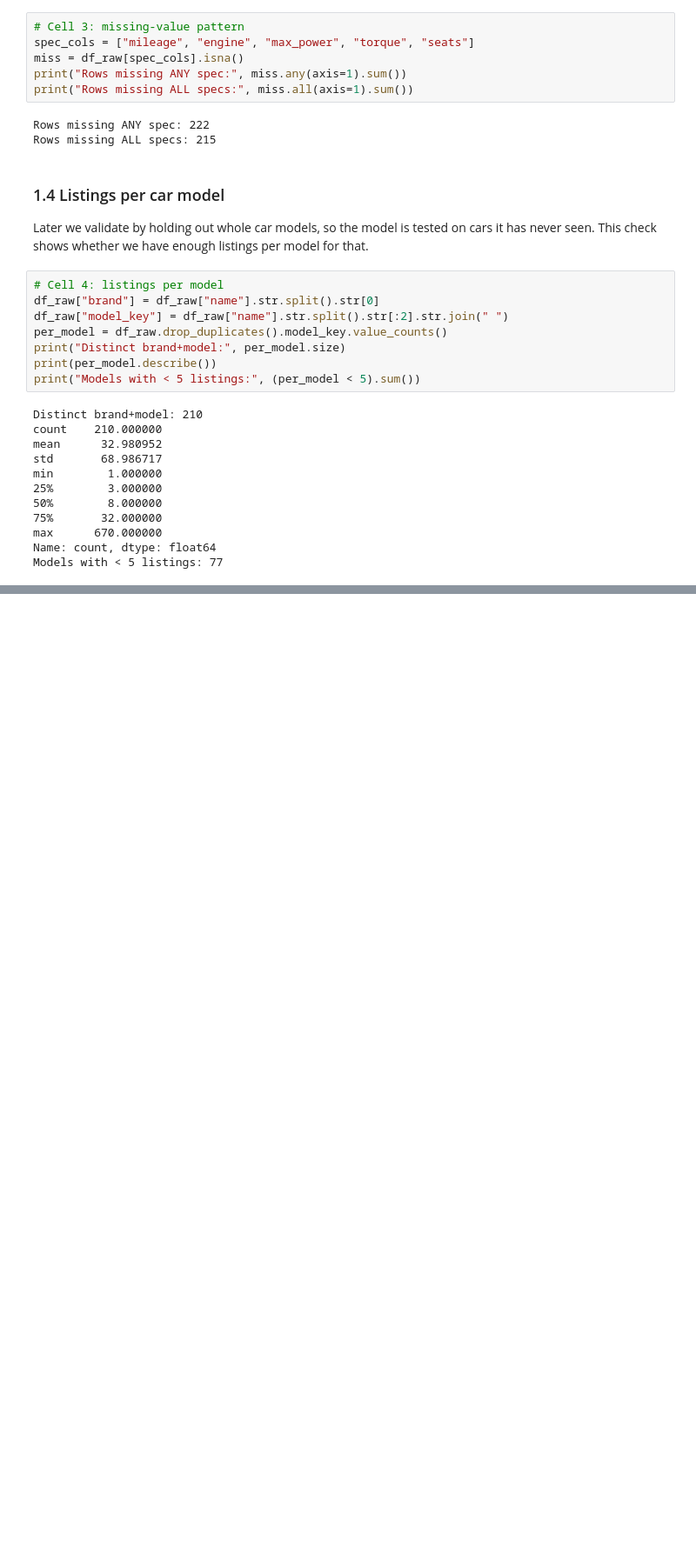
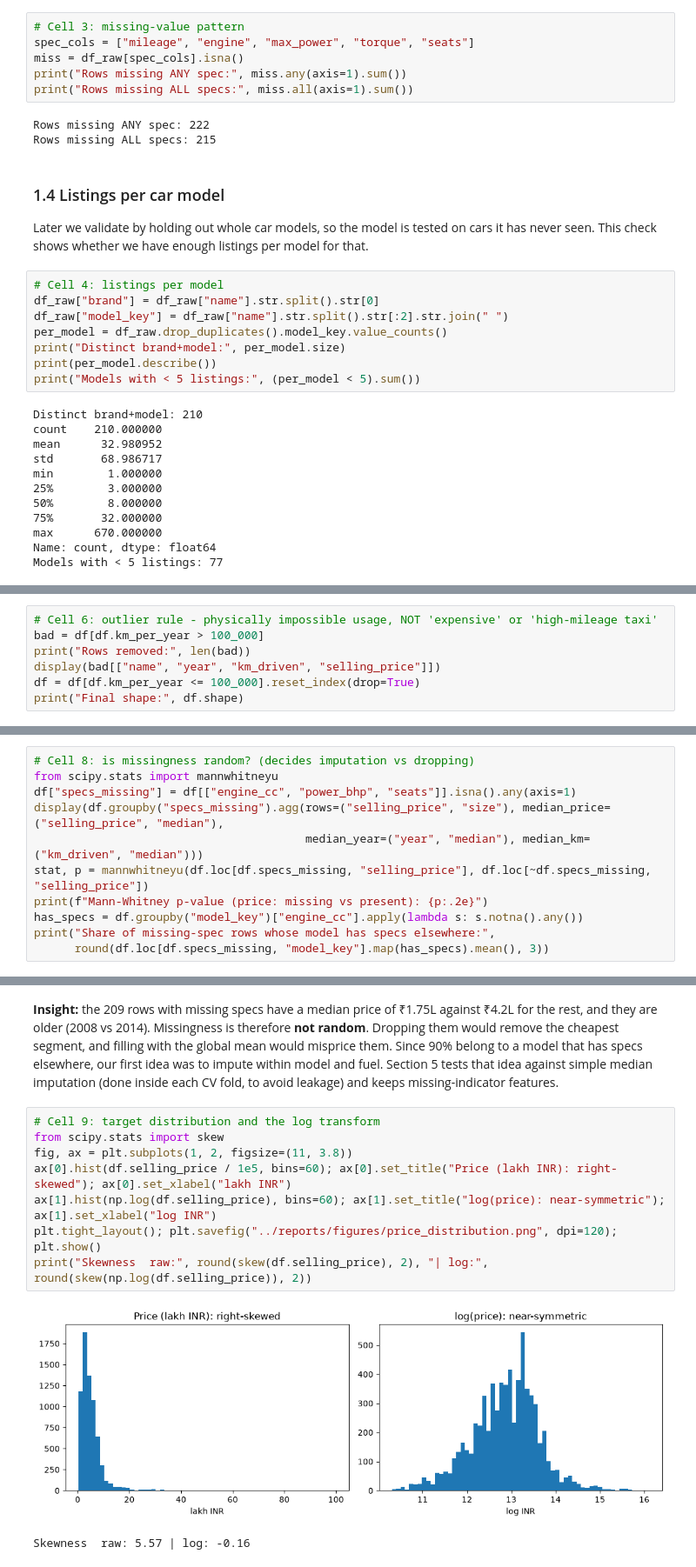
Before and after one commit to aayaan-khan/Used-Cars-Cost-Prediction, a Jupyter notebook: notebooks/Used_Cars_Cost_Prediction.ipynb, the cells around one changed output, grey strips where cells are left out. Shown at 87% size. Drawn from its saved outputs; the diff is of its cells as text; blank space fills up the shorter version.

```diff
--- a/notebooks/Used_Cars_Cost_Prediction.ipynb
+++ b/notebooks/Used_Cars_Cost_Prediction.ipynb
@@ -94,0 +162,7 @@ Models with < 5 listings: 77
+# %%
+# Cell 6: outlier rule - physically impossible usage, NOT 'expensive' or 'high-mileage taxi'
+bad = df[df.km_per_year > 100_000]
+print("Rows removed:", len(bad))
+display(bad[["name", "year", "km_driven", "selling_price"]])
+df = df[df.km_per_year <= 100_000].reset_index(drop=True)
+print("Final shape:", df.shape)
@@ -94,0 +208,11 @@ Models with < 5 listings: 77
+# %%
+# Cell 8: is missingness random? (decides imputation vs dropping)
+from scipy.stats import mannwhitneyu
+df["specs_missing"] = df[["engine_cc", "power_bhp", "seats"]].isna().any(axis=1)
+display(df.groupby("specs_missing").agg(rows=("selling_price", "size"), median_price=("selling_price", "median"),
+                                        median_year=("year", "median"), median_km=("km_driven", "median")))
+stat, p = mannwhitneyu(df.loc[df.specs_missing, "selling_price"], df.loc[~df.specs_missing, "selling_price"])
+print(f"Mann-Whitney p-value (price: missing vs present): {p:.2e}")
+has_specs = df.groupby("model_key")["engine_cc"].apply(lambda s: s.notna().any())
+print("Share of missing-spec rows whose model has specs elsewhere:",
+      round(df.loc[df.specs_missing, "model_key"].map(has_specs).mean(), 3))
@@ -94,0 +226,13 @@ Models with < 5 listings: 77
+# %% [markdown]
+**Insight:** the 209 rows with missing specs have a median price of ₹1.75L against ₹4.2L for the rest, and they are older (2008 vs 2014). Missingness is therefore **not random**. Dropping them would remove the cheapest segment, and filling with the global mean would misprice them. Since 90% belong to a model that has specs elsewhere, our first idea was to impute within model and fuel. Section 5 tests that idea against simple median imputation (done inside each CV fold, to avoid leakage) and keeps missing-indicator features.
+# %%
+# Cell 9: target distribution and the log transform
+from scipy.stats import skew
+fig, ax = plt.subplots(1, 2, figsize=(11, 3.8))
+ax[0].hist(df.selling_price / 1e5, bins=60); ax[0].set_title("Price (lakh INR): right-skewed"); ax[0].set_xlabel("lakh INR")
+ax[1].hist(np.log(df.selling_price), bins=60); ax[1].set_title("log(price): near-symmetric"); ax[1].set_xlabel("log INR")
+plt.tight_layout(); plt.savefig("../reports/figures/price_distribution.png", dpi=120); plt.show()
+print("Skewness  raw:", round(skew(df.selling_price), 2), "| log:", round(skew(np.log(df.selling_price)), 2))
+# %% [output]
+[figure, added]
+Skewness  raw: 5.57 | log: -0.16
```
Also changed, not shown: parts of 36 cells of this notebook, 5 other files.
